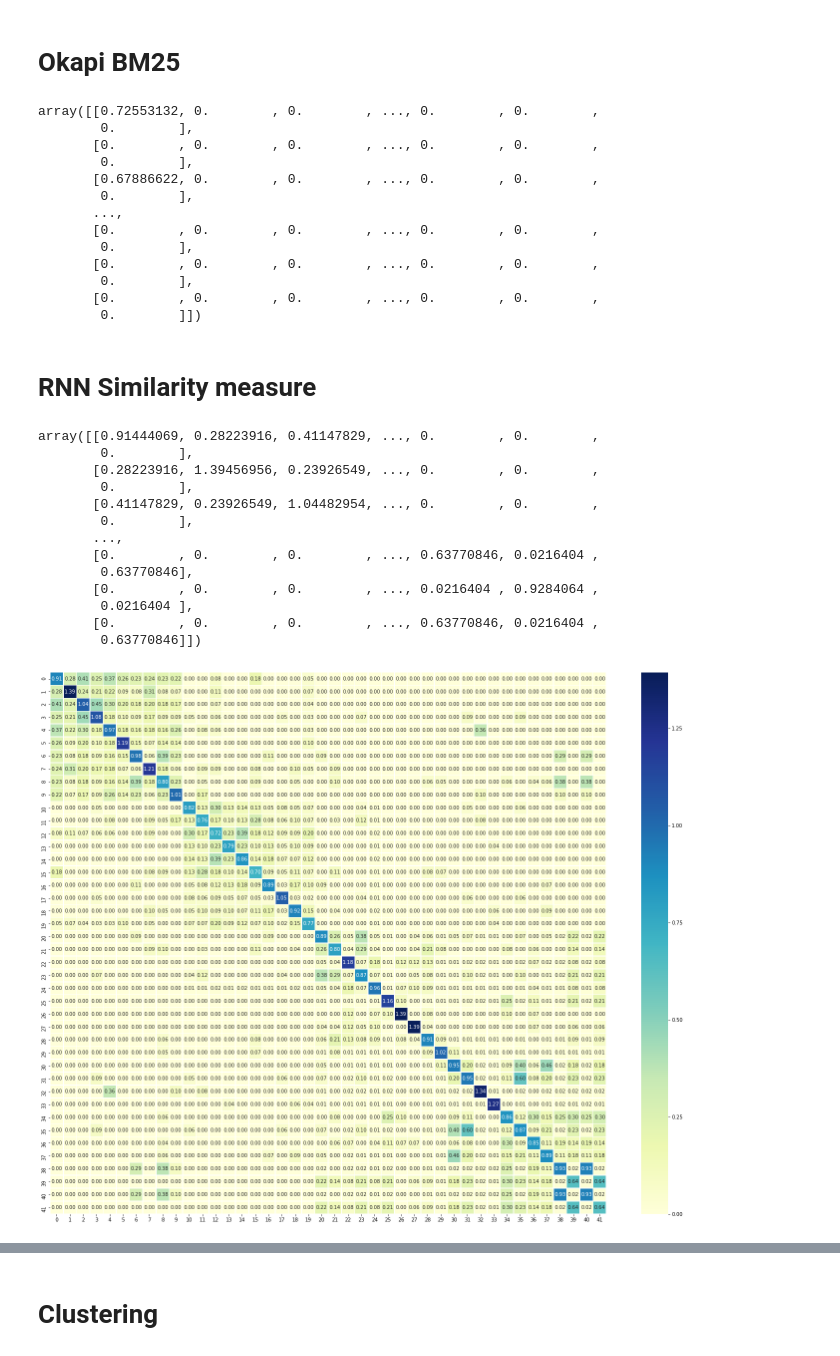
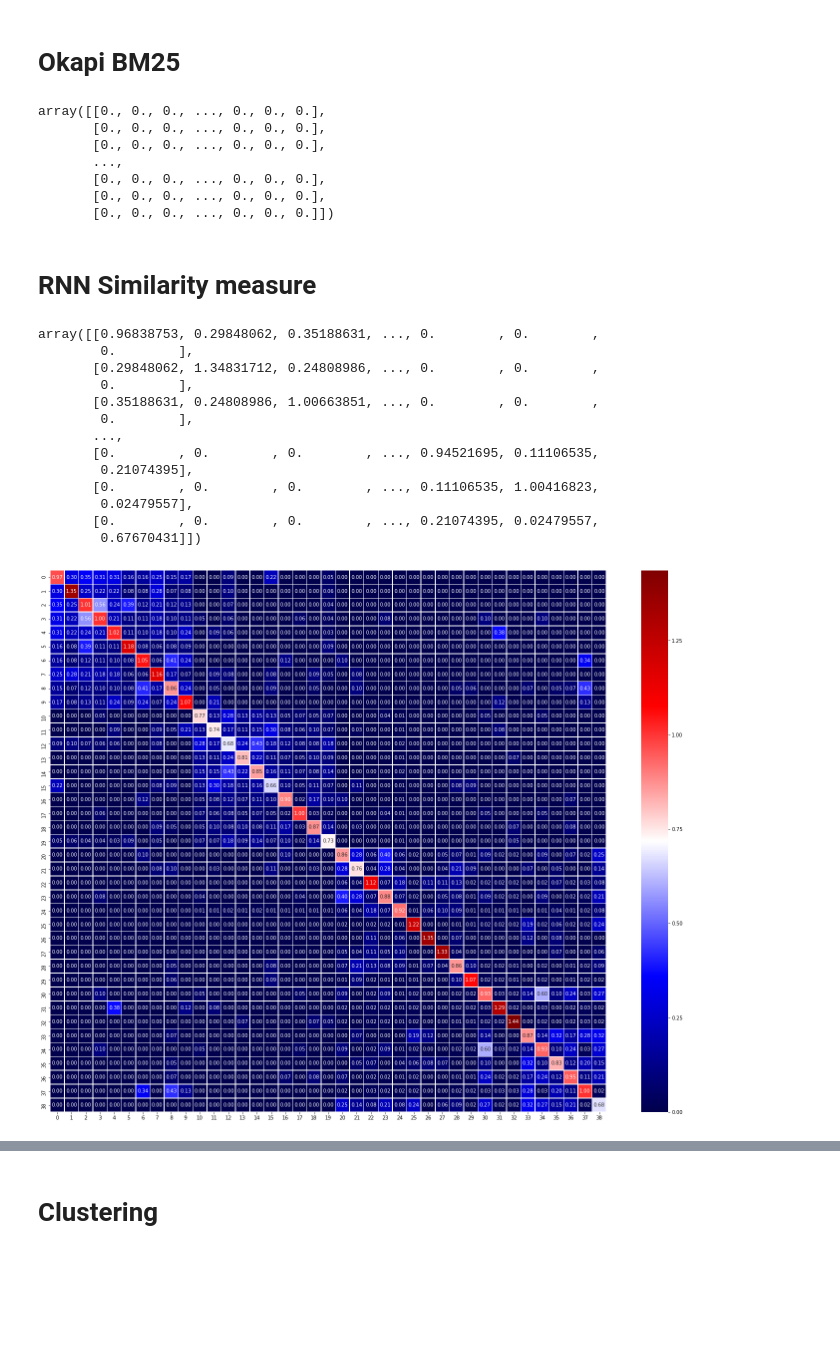
Before and after one commit to sk23jatin/Text-Summarization, a Jupyter notebook: BTP1.ipynb, the cells around one changed output, grey strips where cells are left out. Cells and saved outputs as stored; diff of their text form; code cells hidden in the pictures; blank space fills up the shorter version.

```diff
--- a/BTP1.ipynb
+++ b/BTP1.ipynb
@@ -17,7 +17,7 @@ from sklearn.decomposition import PCA
 # %% [markdown]
 # Fetching Data
 # %%
-data = pd.read_csv("drama.csv")
+data = pd.read_csv("heena_drama.csv")
 # %%
 # viewing data example to know how our data actually lools like
 data.head()
@@ -303,19 +283,13 @@ for i in range(len(line)):
 word_weight_matrix=(word_occurance_matrix*isf)/(denominator)
 word_weight_matrix
 # %% [output]
-array([[0.72553132, 0.        , 0.        , ..., 0.        , 0.        ,
-        0.        ],
-       [0.        , 0.        , 0.        , ..., 0.        , 0.        ,
-        0.        ],
-       [0.67886622, 0.        , 0.        , ..., 0.        , 0.        ,
-        0.        ],
+array([[0., 0., 0., ..., 0., 0., 0.],
+       [0., 0., 0., ..., 0., 0., 0.],
+       [0., 0., 0., ..., 0., 0., 0.],
        ...,
-       [0.        , 0.        , 0.        , ..., 0.        , 0.        ,
-        0.        ],
-       [0.        , 0.        , 0.        , ..., 0.        , 0.        ,
-        0.        ],
-       [0.        , 0.        , 0.        , ..., 0.        , 0.        ,
-        0.        ]])
+       [0., 0., 0., ..., 0., 0., 0.],
+       [0., 0., 0., ..., 0., 0., 0.],
+       [0., 0., 0., ..., 0., 0., 0.]])
 # %% [markdown]
 # RNN Similarity measure
 # %%
@@ -333,26 +307,26 @@ for i in range(len(line)):
         similarity_matrix[i,j]= 1-((2*(sum_weights[i] - product_weight[i,j])*(sum_weights[j] - product_weight[i,j]))/((sum_weights[i]*(sum_weights[j] - product_weight[i,j])) + (sum_weights[j]*(sum_weights[i] - product_weight[i,j]))))
 similarity_matrix
 # %% [output]
-array([[0.91444069, 0.28223916, 0.41147829, ..., 0.        , 0.        ,
+array([[0.96838753, 0.29848062, 0.35188631, ..., 0.        , 0.        ,
         0.        ],
-       [0.28223916, 1.39456956, 0.23926549, ..., 0.        , 0.        ,
+       [0.29848062, 1.34831712, 0.24808986, ..., 0.        , 0.        ,
         0.        ],
-       [0.41147829, 0.23926549, 1.04482954, ..., 0.        , 0.        ,
+       [0.35188631, 0.24808986, 1.00663851, ..., 0.        , 0.        ,
         0.        ],
        ...,
-       [0.        , 0.        , 0.        , ..., 0.63770846, 0.0216404 ,
-        0.63770846],
-       [0.        , 0.        , 0.        , ..., 0.0216404 , 0.9284064 ,
-        0.0216404 ],
-       [0.        , 0.        , 0.        , ..., 0.63770846, 0.0216404 ,
-        0.63770846]])
+       [0.        , 0.        , 0.        , ..., 0.94521695, 0.11106535,
+        0.21074395],
+       [0.        , 0.        , 0.        , ..., 0.11106535, 1.00416823,
+        0.02479557],
+       [0.        , 0.        , 0.        , ..., 0.21074395, 0.02479557,
+        0.67670431]])
 # %%
 f,ax = plt.subplots(figsize=(25, 20))
-sns.heatmap(similarity_matrix, annot=True, linewidths=.5, fmt= '.2f', cmap="YlGnBu")
+sns.heatmap(similarity_matrix, annot=True, linewidths=.5, fmt= '.2f', cmap="seismic")
 
 plt.show()
 # %% [output]
-[figure, old version]
+[figure, new version]
 # %%
 distance_matrix=np.max(similarity_matrix)-similarity_matrix
 # %%
```
Also changed, not shown: parts of 31 cells of this notebook, 3 other files.
